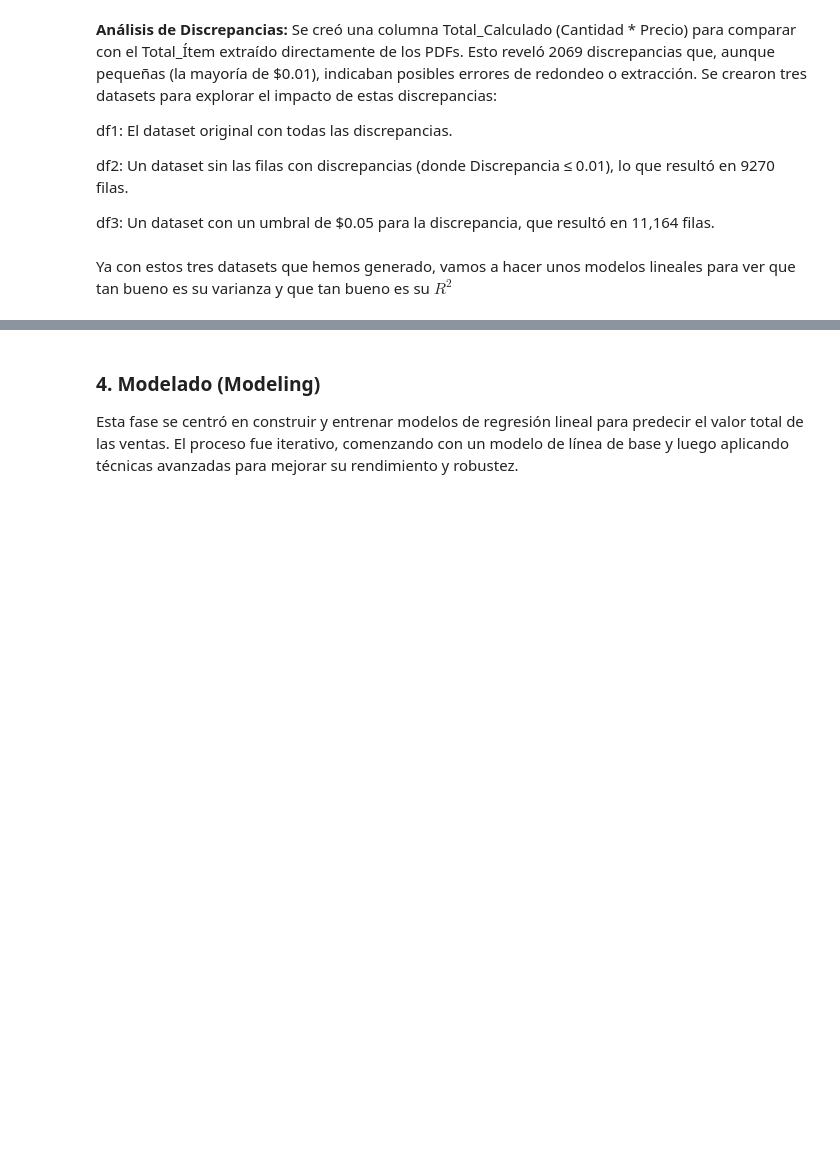
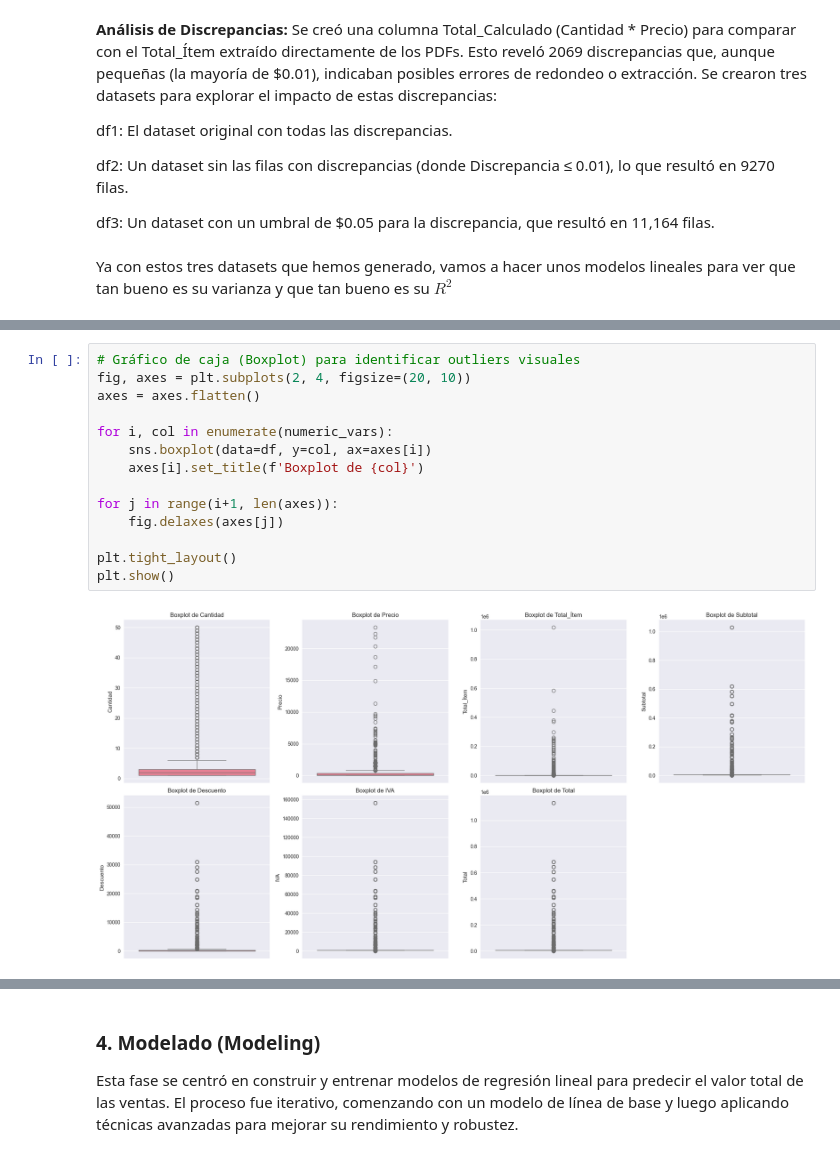
Before and after one commit to AceRb6/Practica_01_ML_Regresion_Lineal, a Jupyter notebook: Practica_1_Regresion_Lineal.ipynb, the cells around one changed output, grey strips where cells are left out. Cells and saved outputs as stored; diff of their text form; blank space fills up the shorter version.

```diff
--- a/Practica_1_Regresion_Lineal.ipynb
+++ b/Practica_1_Regresion_Lineal.ipynb
@@ -596,0 +544,16 @@ Proporción acumulada de varianza explicada:
+# %%
+# Gráfico de caja (Boxplot) para identificar outliers visuales
+fig, axes = plt.subplots(2, 4, figsize=(20, 10))
+axes = axes.flatten()
+
+for i, col in enumerate(numeric_vars):
+    sns.boxplot(data=df, y=col, ax=axes[i])
+    axes[i].set_title(f'Boxplot de {col}')
+
+for j in range(i+1, len(axes)):
+    fig.delaxes(axes[j])
+
+plt.tight_layout()
+plt.show()
+# %% [output]
+[figure, added]
```
Also changed, not shown: parts of 9 cells of this notebook, 1 other file.
